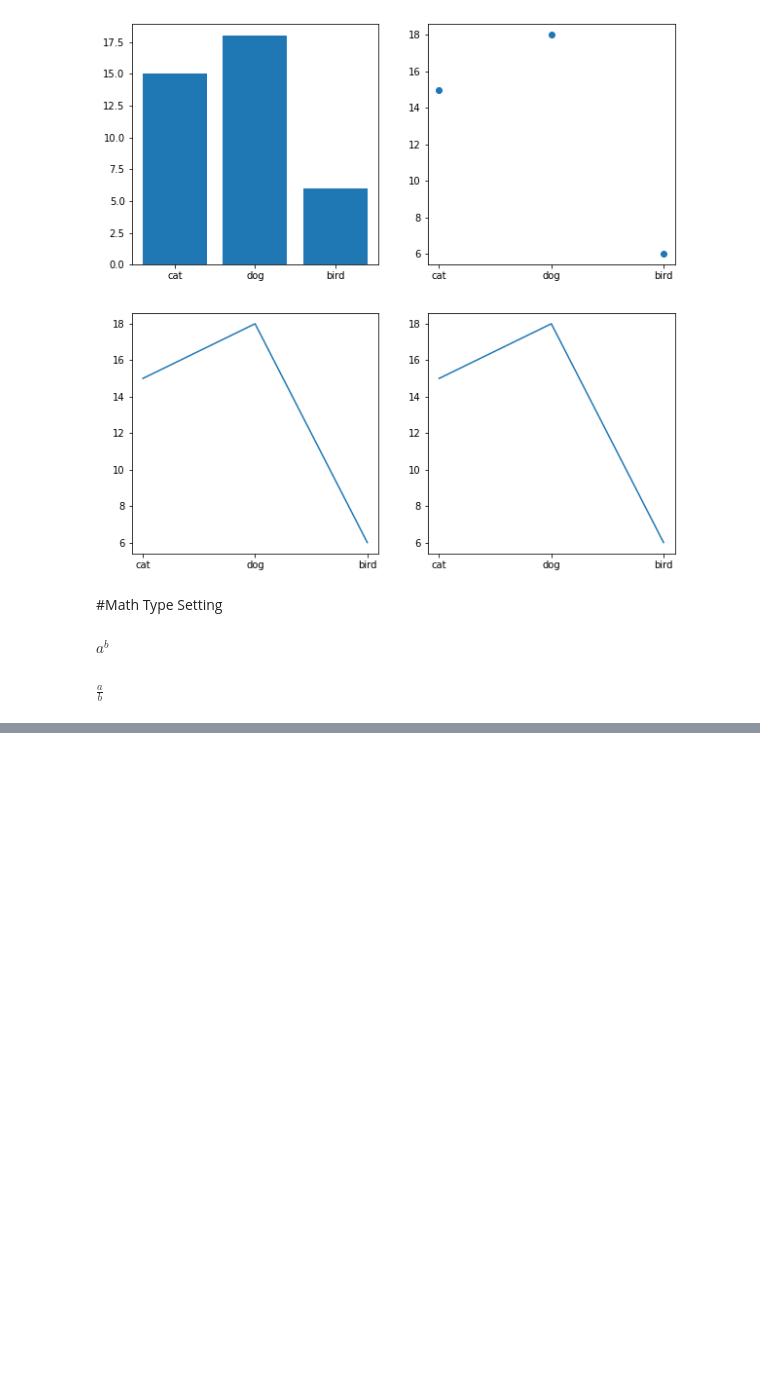
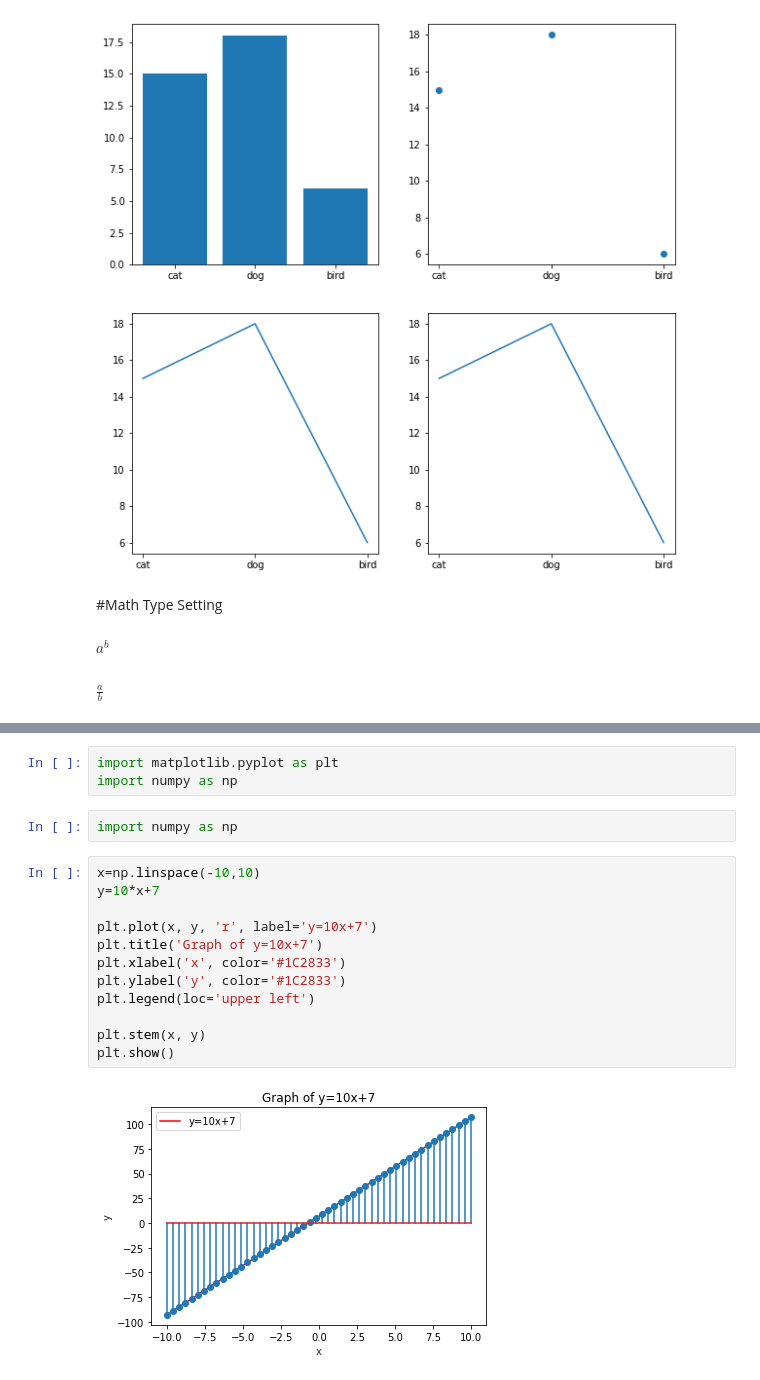
Before and after one commit to sophiadto1/Data-Science, a Jupyter notebook: delaTorre_Orosz_Lab_1.ipynb, the cells around one changed output, grey strips where cells are left out. Drawn from its saved outputs; the diff is of its cells as text; blank space fills up the shorter version.

```diff
--- a/delaTorre_Orosz_Lab_1.ipynb
+++ b/delaTorre_Orosz_Lab_1.ipynb
@@ -310,0 +327,19 @@ $\frac{a}{b}$
+# %%
+import matplotlib.pyplot as plt
+import numpy as np
+# %%
+import numpy as np
+# %%
+x=np.linspace(-10,10)
+y=10*x+7
+
+plt.plot(x, y, 'r', label='y=10x+7')
+plt.title('Graph of y=10x+7')
+plt.xlabel('x', color='#1C2833')
+plt.ylabel('y', color='#1C2833')
+plt.legend(loc='upper left')
+
+plt.stem(x, y)
+plt.show()
+# %% [output]
+[figure, added]
```
Also changed, not shown: parts of 8 cells of this notebook.
